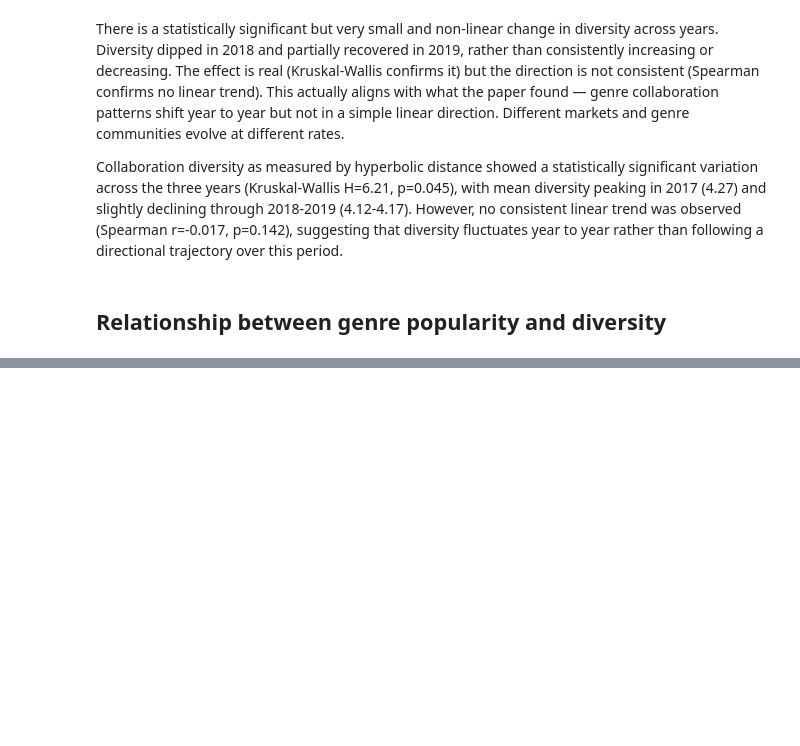
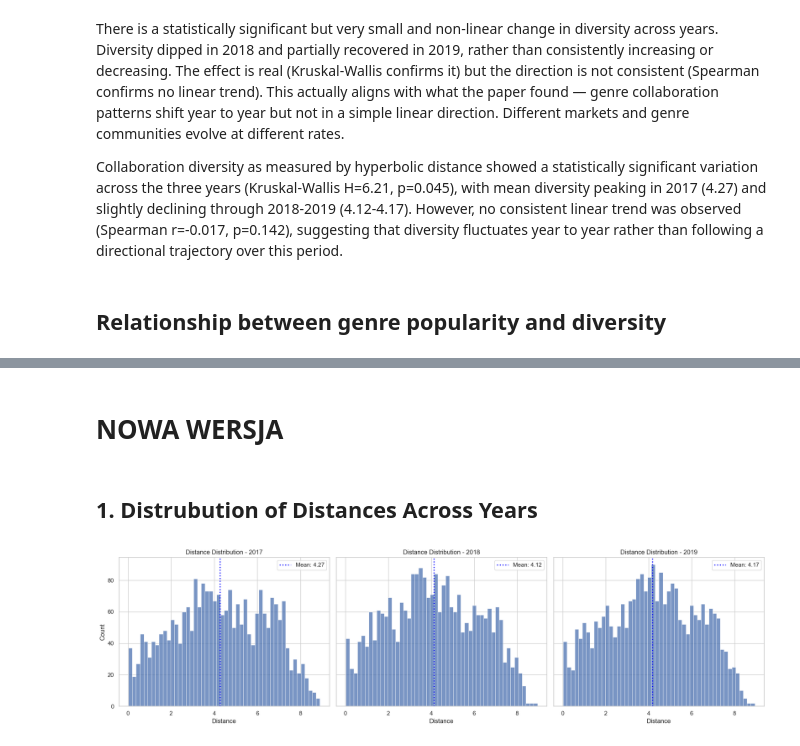
Before and after one commit to mvkolaj/Bachelor, a Jupyter notebook: exploratory_analysis/distances_visualizations.ipynb, the cells around one changed output, grey strips where cells are left out. Drawn from its saved outputs; the diff is of its cells as text; code cells hidden in the pictures; blank space fills up the shorter version.

```diff
--- a/exploratory_analysis/distances_visualizations.ipynb
+++ b/exploratory_analysis/distances_visualizations.ipynb
@@ -579,0 +555,2 @@ FileNotFoundError: [Errno 2] No such file or directory: 'collaboration_with_dist
+# %% [markdown]
+# NOWA WERSJA
@@ -579,0 +564,30 @@ FileNotFoundError: [Errno 2] No such file or directory: 'collaboration_with_dist
+# %%
+df = pd.read_csv("collaboration_with_distances.csv")
+df["log_streams"] = np.log1p(df["avg_streams"])
+# %% [markdown]
+## 1. Distrubution of Distances Across Years
+# %%
+years = sorted(df["year"].unique())
+
+fig, axes = plt.subplots(1, len(years), figsize=(18, 5), sharey=True)
+
+for i, year in enumerate(years):
+    subset = df[df["year"] == year]
+
+    sns.histplot(subset["distance"], bins=50, kde=False, ax=axes[i]) #change kde to True to show an underlying distributional shape
+
+    # mean line
+    mean_val = subset["distance"].mean()
+    axes[i].axvline(mean_val, color='blue', linestyle=':', linewidth=2, label=f"Mean: {mean_val:.2f}")
+
+    axes[i].set_title(f"Distance Distribution - {year}")
+    axes[i].set_xlabel("Distance")
+
+    axes[i].legend()
+
+axes[0].set_ylabel("Count")
+
+plt.tight_layout()
+plt.show()
+# %% [output]
+[figure, added]
```
Also changed, not shown: parts of 17 cells of this notebook.
